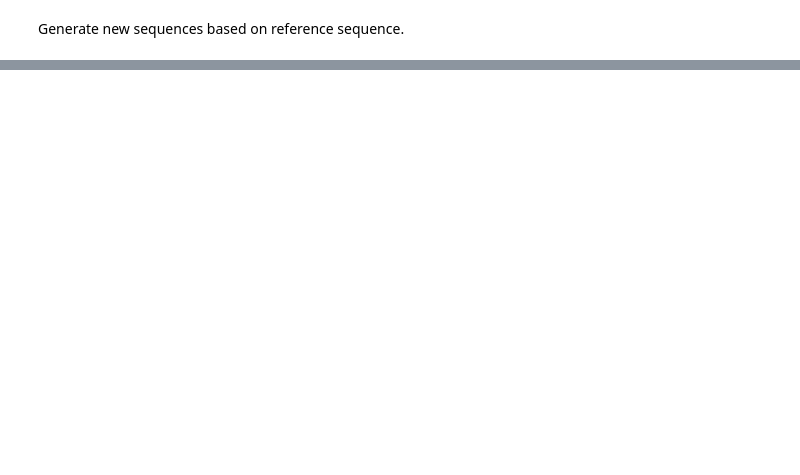
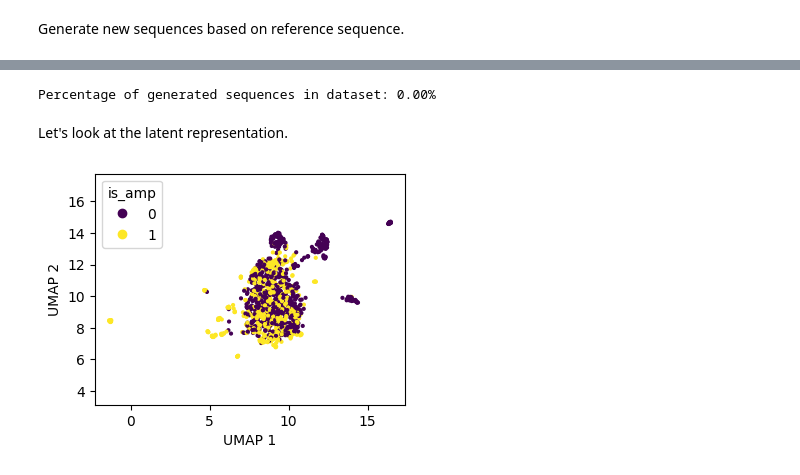
Before and after one commit to RasmusML/evoAMP, a Jupyter notebook: notebooks/sequence_generation.ipynb, the cells around one changed output, grey strips where cells are left out. Cells and saved outputs as stored; diff of their text form; code cells hidden in the pictures; blank space fills up the shorter version.

```diff
--- a/notebooks/sequence_generation.ipynb
+++ b/notebooks/sequence_generation.ipynb
@@ -61,0 +94,25 @@ sequences
+# %%
+p_sequences_in_dataset = df['sequence'].isin(sequences).sum() / len(df)
+print(f"Percentage of generated sequences in dataset: {p_sequences_in_dataset:.2f}%")
+# %% [output]
+Percentage of generated sequences in dataset: 0.00%
+# %% [markdown]
+Let's look at the latent representation.
+# %%
+k = 1_000
+df_subset = df.iloc[:k].copy()
+df_subset["sampled"] = False
+
+df_sampled = pd.DataFrame({"sequence": sequences, "is_amp": is_amp, "sampled": True})
+df_subset = pd.concat([df_subset, df_sampled])
+# %%
+latent_reps = [
+    model.get_latent_representation(seq, is_amp) for seq, is_amp in zip(df_subset["sequence"], df_subset["is_amp"])
+]
+# %%
+reducer = umap.UMAP()
+embedding = reducer.fit_transform(latent_reps)
+# %%
+plot_umap(embedding, df_subset["is_amp"]);
+# %% [output]
+[figure, added]
```
Also changed, not shown: parts of 16 cells of this notebook, 4 other files.
